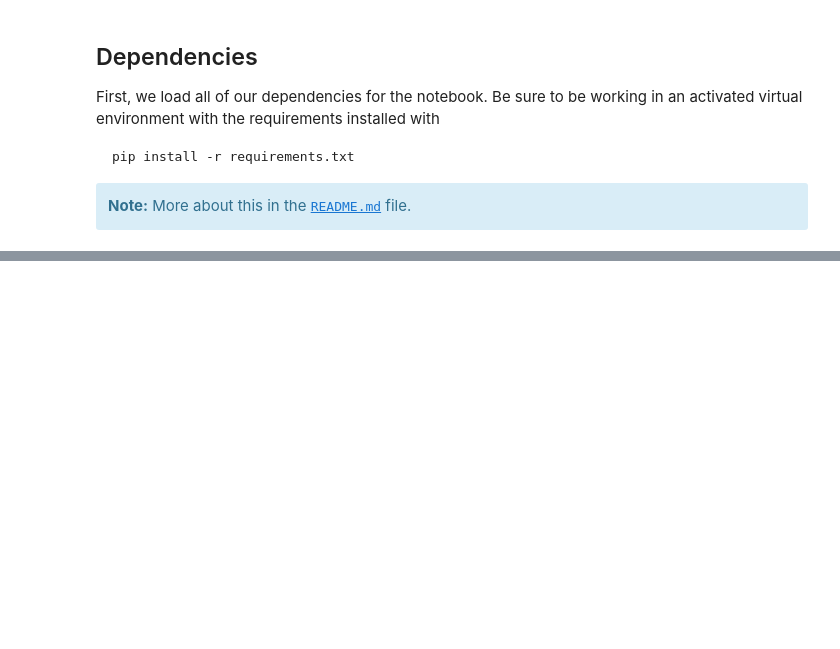
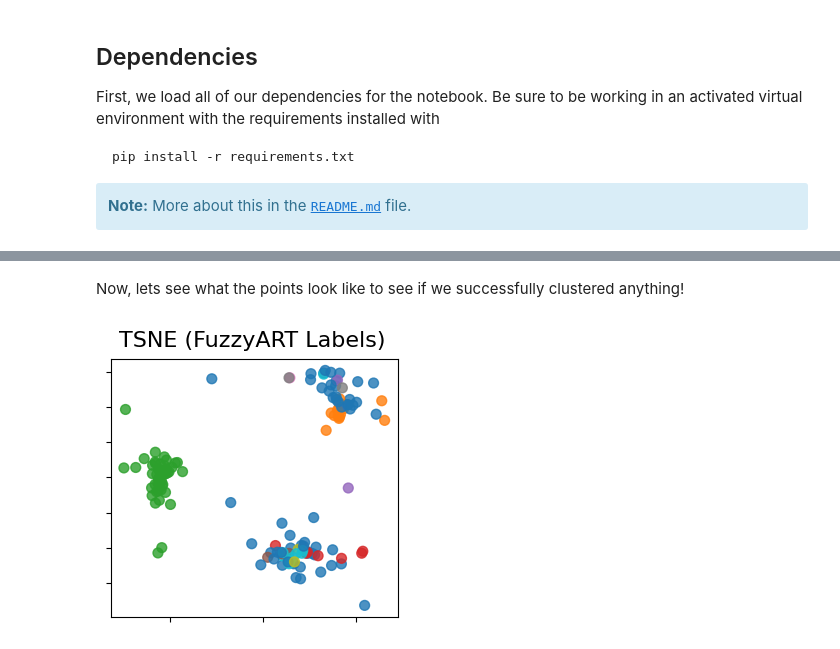
Before and after one commit to art-book-online/art-book-online.github.io, a Jupyter notebook: _notebooks/notebooks/fuzzyart-pytorch.ipynb, the cells around one changed output, grey strips where cells are left out. Drawn from its saved outputs; the diff is of its cells as text; code cells hidden in the pictures; blank space fills up the shorter version.

```diff
--- a/_notebooks/notebooks/fuzzyart-pytorch.ipynb
+++ b/_notebooks/notebooks/fuzzyart-pytorch.ipynb
@@ -57,0 +136,6 @@ ModuleNotFoundError: No module named 'torch'
+# %%
+# The number of samples is in the first dimensions of the complement-coded data
+n_samples = data_cc.shape[0]
+
+# The original dimension of the data is half of the complement coded dimension, which we make sure is cast back to an int
+dim = int(data_cc.shape[1] / 2)
@@ -57,0 +447,35 @@ ModuleNotFoundError: No module named 'torch'
+# %%
+# Here, we make a couple of helper functions to set up the plot
+
+# Scatters points TSNE points and colors according to label
+def add_2d_scatter(ax, points, colors, title=None):
+    x, y = points
+    ax.scatter(x, y, s=50, c=colors, alpha=0.8)
+    ax.set_title(title)
+    ax.xaxis.set_major_formatter(ticker.NullFormatter())
+    ax.yaxis.set_major_formatter(ticker.NullFormatter())
+
+# Generates the plot itself
+def plot_2d(points, y, title):
+    cmap = plt.get_cmap('tab10')
+    colors = [cmap(i) for i in y]
+    fig, ax = plt.subplots(figsize=(3, 3), facecolor="white", constrained_layout=True)
+    fig.suptitle(title, size=16)
+    add_2d_scatter(ax, points, colors)
+    plt.show()
+
+# Now, we initialize a TSNE module with its own set of hyperparameters for how it will be "trained" to create a mapping between the 4d data and its 2d projection.
+t_sne = TSNE(
+    n_components=2,
+    perplexity=10,
+    init="random",
+    max_iter=250,
+    random_state=0,
+)
+
+# The `x` points are the original columns, and the `y` points are FuzzyART's cluster labels of them
+x = data.values
+y = y_hats
+
+# Fit the TSNE to the data, and return those transformed points
+S_t_sne = t_sne.fit_transform(x)
@@ -57,0 +491,7 @@ ModuleNotFoundError: No module named 'torch'
+# %% [markdown]
+Now, lets see what the points look like to see if we successfully clustered anything!
+# %%
+# Generate the plot
+plot_2d(S_t_sne.T, y, "TSNE (FuzzyART Labels)")
+# %% [output]
+[figure, added]
```
Also changed, not shown: parts of 23 cells of this notebook, 8 other files.
